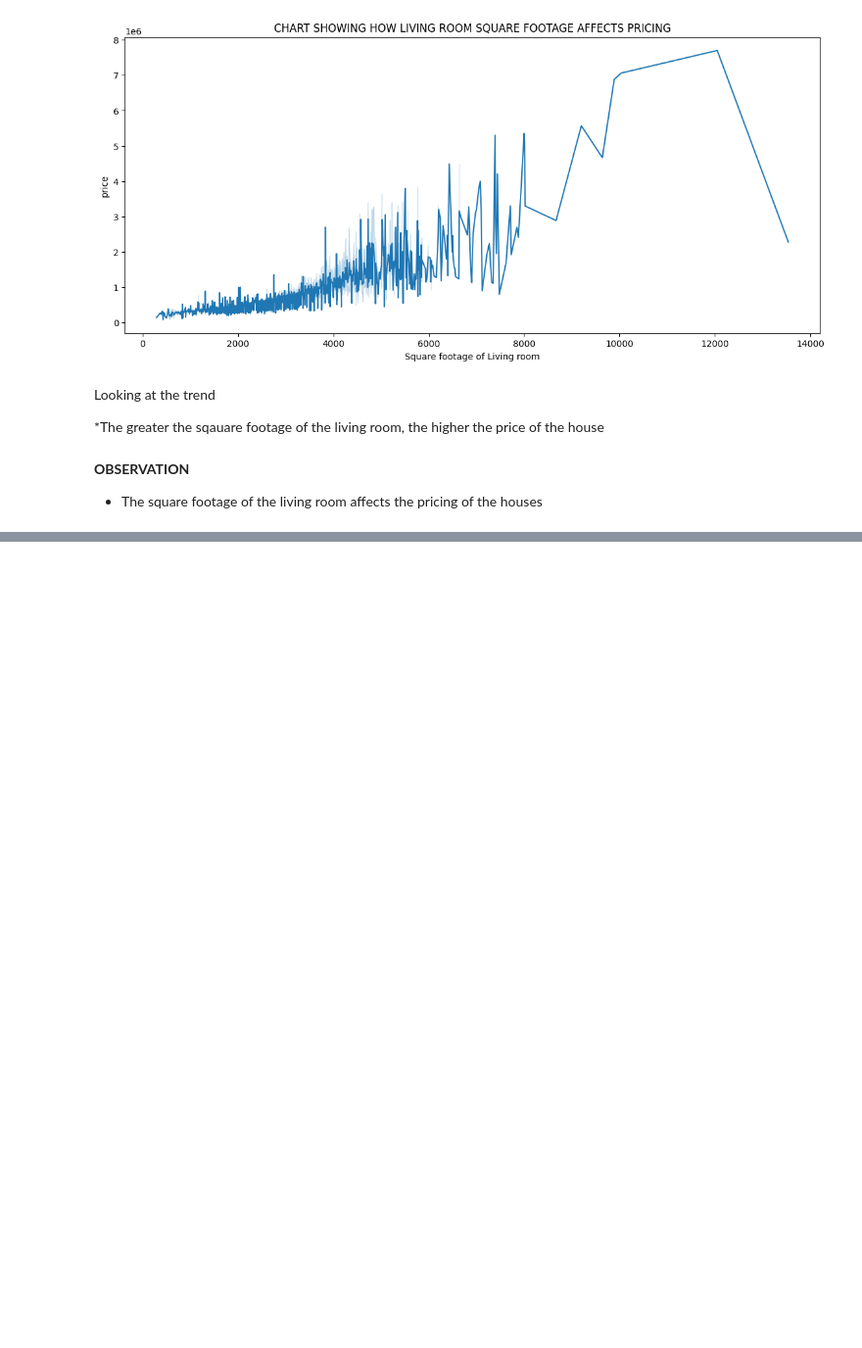
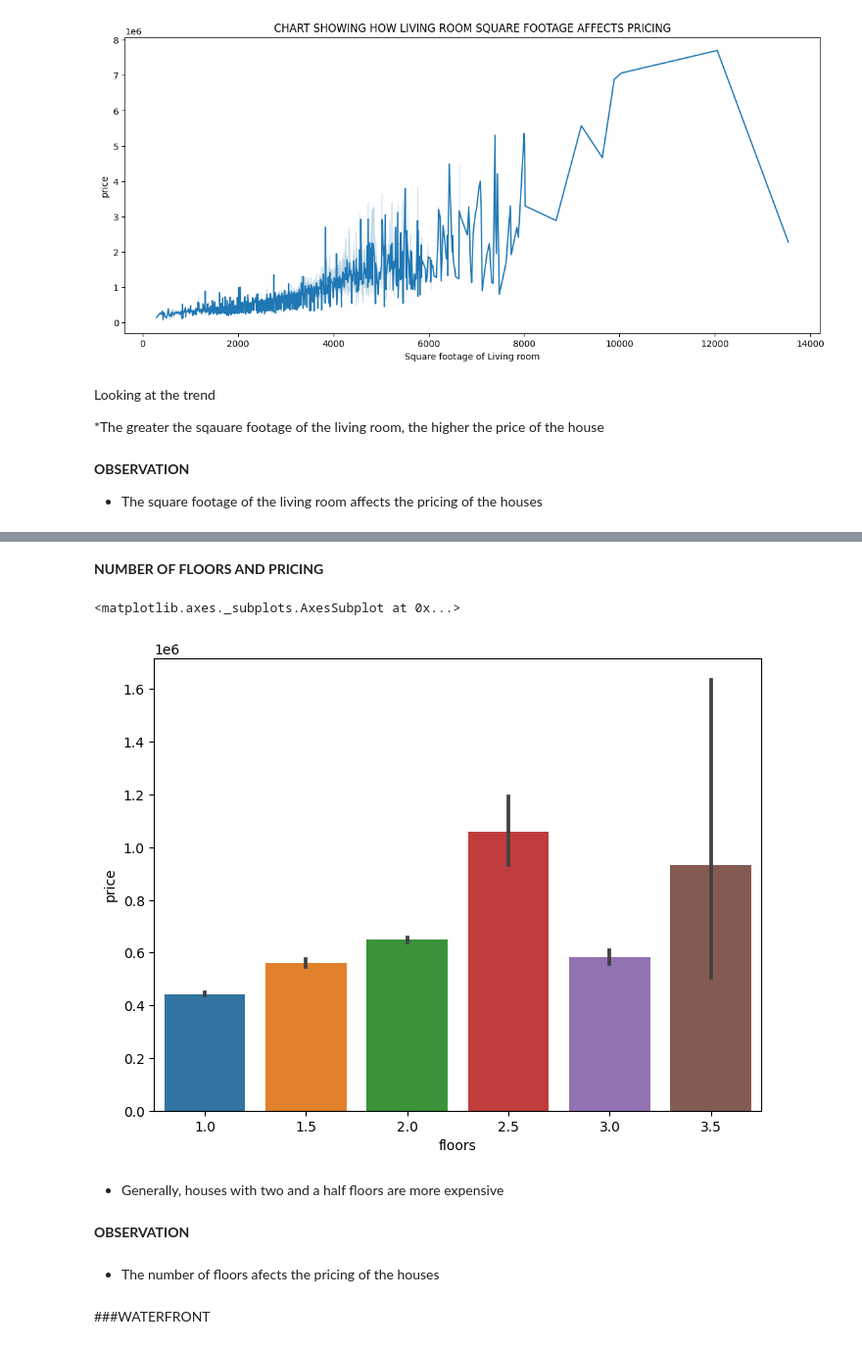
Before and after one commit to MikeDeecode/KC-properties-price-analysis, a Jupyter notebook: kc_properties_analysis.ipynb, the cells around one changed output, grey strips where cells are left out. Shown at 98% size. Saved outputs shown, nothing was run; the diff lists cells and outputs as text; code cells hidden in the pictures; blank space fills up the shorter version.

```diff
--- a/kc_properties_analysis.ipynb
+++ b/kc_properties_analysis.ipynb
@@ -250,0 +289,16 @@ Looking at the trend
+# %% [markdown]
+**NUMBER OF FLOORS AND PRICING**
+# %%
+plt.figure(figsize = (8, 6))
+sns.barplot('floors', 'price', data = kc_properties)
+# %% [output]
+<matplotlib.axes._subplots.AxesSubplot at 0x...>
+[figure, added]
+# %% [markdown]
+* Generally, houses with two and a half floors are more expensive
+# %% [markdown]
+**OBSERVATION**
+# %% [markdown]
+* The number of floors afects the pricing of the houses
+# %% [markdown]
+###WATERFRONT
```
Also changed, not shown: parts of 8 cells of this notebook.
